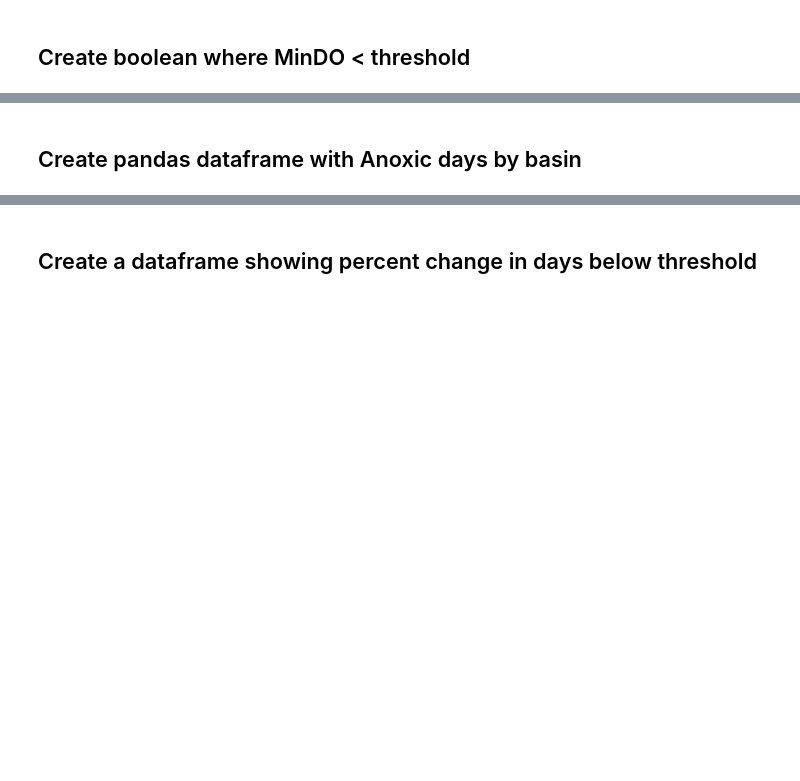
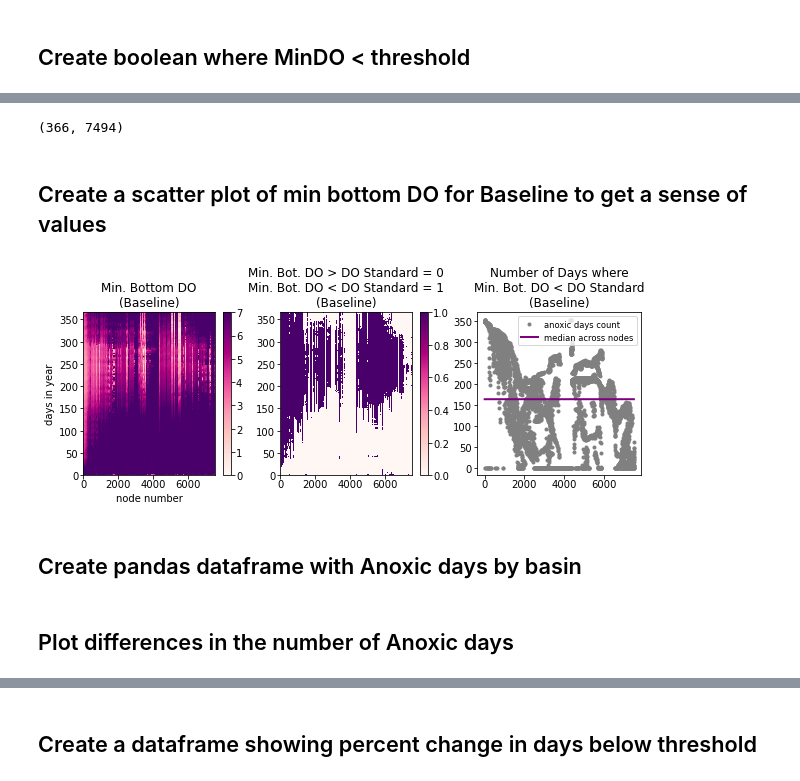
Before and after one commit to UW-PSI/SalishSeaModel-analysis, a Jupyter notebook: notebooks/dev_days_exceedence.ipynb, the cells around one changed output, grey strips where cells are left out. Drawn from its saved outputs; the diff is of its cells as text; code cells hidden in the pictures; blank space fills up the shorter version.

Commit message:
graphics update

```diff
--- a/notebooks/dev_days_exceedence.ipynb
+++ b/notebooks/dev_days_exceedence.ipynb
@@ -101,9 +99,4 @@ ndays=366
 AnoxicDays={}
 # create array of DO_threshold values to determine number of days of noncompliance
 DO_thresh2D = np.ones((nnodes,ndays))*np.array(DO_thresh).reshape(nnodes,1)
-# (7494,365) x (7494,1) => element-wise multiplication
-for run_type in dir_list:
-    if run_type not in nodataruns:
-        print(run_type)
-        Anoxic = MinBottDO_basins[run_type].transpose()<=DO_thresh2D
-        AnoxicDays[run_type]=Anoxic.sum(axis=1)
+# (7494,366) x (7494,1) => element-wise multiplication
@@ -117,0 +103,6 @@ wqm_baseline
+# %%
+Anoxic={}
+for run_type in dir_list:
+    print(run_type)
+    Anoxic[run_type] = MinBottDO_basins[run_type]<=DO_thresh2D.transpose() #366x7494 (nodes x time)
+    AnoxicDays[run_type]=Anoxic[run_type].sum(axis=0) #7494 (nodes)
@@ -117,0 +117,6 @@ wqm_baseline
+# %%
+MinBottDO_basins[run_type].shape
+# %% [output]
+(366, 7494)
+# %% [markdown]
+## Create a scatter plot of min bottom DO for Baseline to get a sense of values
@@ -118,3 +125,28 @@ wqm_baseline
+# %%
+run_name = 'wqm_baseline'
+
+fig, axs = plt.subplots(1,3, figsize = (10,3))
+# Bottom DO
+botDO=axs[0].pcolormesh(MinBottDO_basins[run_name],cmap='RdPu', vmin=0, vmax=7)
+axs[0].set_title('Min. Bottom DO\n(Baseline)')
+axs[0].set_xlabel('node number')
+axs[0].set_ylabel('days in year')
+# Anoxic days/nodes
+anox=axs[1].pcolormesh(Anoxic[run_name],cmap='RdPu', vmin=0, vmax=1)
+axs[1].set_title('Min. Bot. DO > DO Standard = 0\nMin. Bot. DO < DO Standard = 1\n(Baseline)')
+
+axs[2].plot(AnoxicDays['wqm_baseline'],
+            '.',color='grey',label='anoxic days count')
+axs[2].plot(np.ones(7494,)*np.median(AnoxicDays[run_name]),
+            '-',color='purple',linewidth=2,label='median across nodes')
+axs[2].set_title('Number of Days where\nMin. Bot. DO < DO Standard\n(Baseline)')
+axs[2].legend()
+cb0=fig.colorbar(botDO, ax=axs[0])
+cb1=fig.colorbar(anox, ax=axs[1])
+plt.savefig(pathlib.Path(ssm['paths']['graphics'])/'AnoxDaysDiff'/'Baseline_anoxia.png',
+                bbox_inches='tight',format='png')
+# %% [output]
+[figure, added]
 # %% [markdown]
 ## Create pandas dataframe with Anoxic days by basin
 # %%
@@ -130,0 +188,2 @@ for run_type in dir_list:
+# %% [markdown]
+## Plot differences in the number of Anoxic days
```
Also changed, not shown: parts of 34 cells of this notebook.
